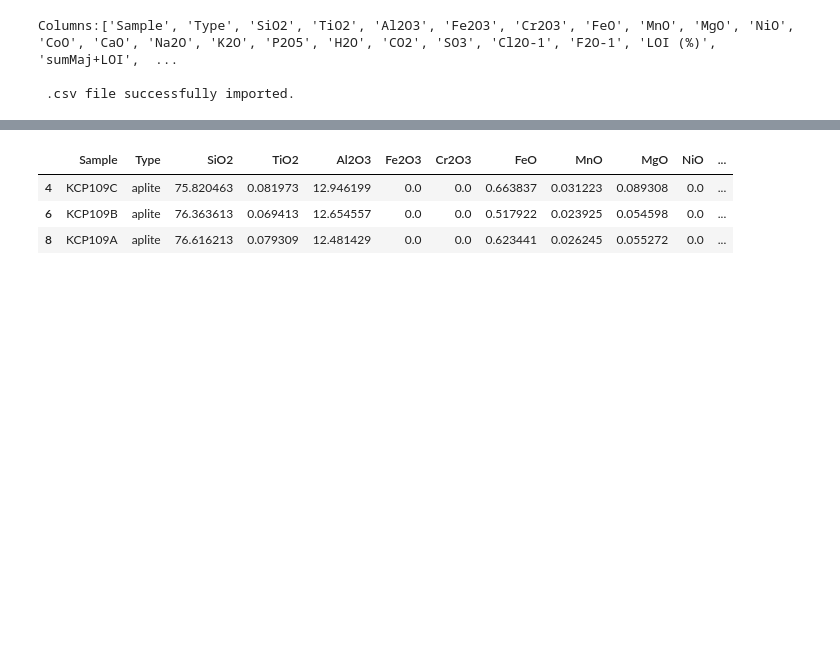
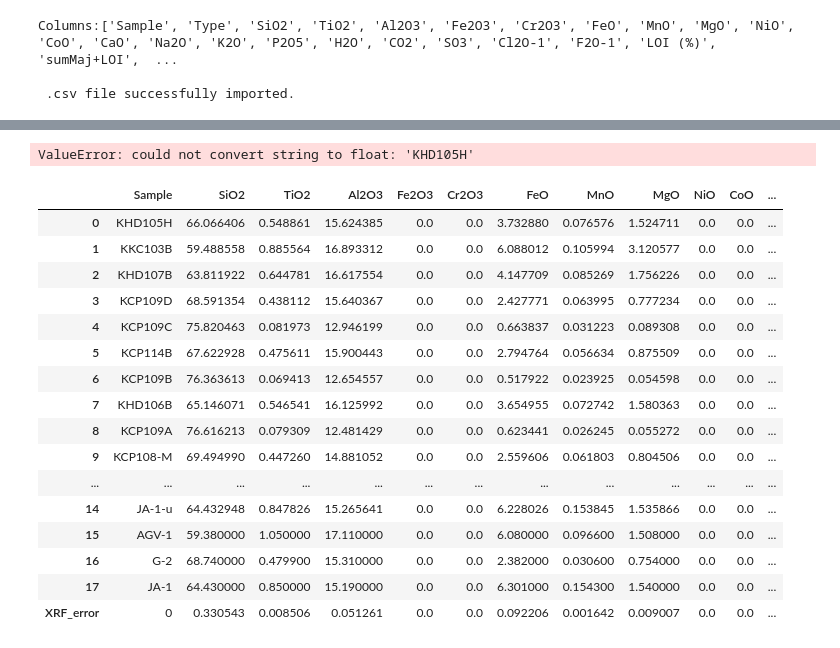
Before and after one commit to astromarb/sci-cluster, a Jupyter notebook: ActiveNotebooks/Protoyping.ipynb, the cells around one changed output, grey strips where cells are left out. Saved outputs shown, nothing was run; the diff lists cells and outputs as text; code cells hidden in the pictures; blank space fills up the shorter version.

```diff
--- a/ActiveNotebooks/Protoyping.ipynb
+++ b/ActiveNotebooks/Protoyping.ipynb
@@ -79,6 +105,19 @@ def extract_MajorOx(df):
 # %%
-majorOx = extract_MajorOx(rawdata)
-sampleNames = rawdata['Sample']
-sampleTypes = rawdata['Type']
+error_table = rawdata.iloc[-6:, 2:]
+error_table = error_table.fillna(0)
+error_table = error_table.replace('n.d.',0)
 
-majorOxLabeled = pd.concat([sampleNames, sampleTypes, majorOx], axis=1).fillna(0)
+error_table=error_table.astype(float)
+error1 = abs(error_table.iloc[0,:] - error_table.iloc[3,:]) #Absolute value of experimental error
+error_table.loc['error1'] = error1
+
+error2 = abs(error_table.iloc[1,:] - error_table.iloc[4,:]) #Absolute value of experimental error
+error_table.loc['error2'] = error2
+
+error3 = abs(error_table.iloc[2,:] - error_table.iloc[5,:]) #Absolute value of experimental error
+error_table.loc['error3'] = error3
+
+avg_error = (error1 + error2 + error3) / 3
+error_table.loc['avg_error'] = avg_error
+
+error_table
@@ -105,11 +137,28 @@ majorOxLabeled
-# %%
-aplite_majorOx = majorOxLabeled[majorOxLabeled['Type'] == 'aplite']
-host_majorOx = majorOxLabeled[majorOxLabeled['Type'] == 'host']
-
-aplite_majorOx
-# %% [output]
-|  | Sample | Type | SiO2 | TiO2 | Al2O3 | Fe2O3 | Cr2O3 | FeO | MnO | MgO | NiO | ... |
-| 4 | KCP109C | aplite | 75.820463 | 0.081973 | 12.946199 | 0.0 | 0.0 | 0.663837 | 0.031223 | 0.089308 | 0.0 | ... |
-| 6 | KCP109B | aplite | 76.363613 | 0.069413 | 12.654557 | 0.0 | 0.0 | 0.517922 | 0.023925 | 0.054598 | 0.0 | ... |
-| 8 | KCP109A | aplite | 76.616213 | 0.079309 | 12.481429 | 0.0 | 0.0 | 0.623441 | 0.026245 | 0.055272 | 0.0 | ... |
+# %%
+cleaned_df = cleaned_df.replace('n.d.',0)
+cleaned_df = cleaned_df.fillna(0)
+cleaned_df = cleaned_df.astype(float)
+cleaned_df.loc['XRF_error'] = avg_error
+# %% [output]
+ValueError: could not convert string to float: 'KHD105H'
+# %%
+cleaned_df
+# %% [output]
+|  | Sample | SiO2 | TiO2 | Al2O3 | Fe2O3 | Cr2O3 | FeO | MnO | MgO | NiO | CoO | ... |
+| 0 | KHD105H | 66.066406 | 0.548861 | 15.624385 | 0.0 | 0.0 | 3.732880 | 0.076576 | 1.524711 | 0.0 | 0.0 | ... |
+| 1 | KKC103B | 59.488558 | 0.885564 | 16.893312 | 0.0 | 0.0 | 6.088012 | 0.105994 | 3.120577 | 0.0 | 0.0 | ... |
+| 2 | KHD107B | 63.811922 | 0.644781 | 16.617554 | 0.0 | 0.0 | 4.147709 | 0.085269 | 1.756226 | 0.0 | 0.0 | ... |
+| 3 | KCP109D | 68.591354 | 0.438112 | 15.640367 | 0.0 | 0.0 | 2.427771 | 0.063995 | 0.777234 | 0.0 | 0.0 | ... |
+| 4 | KCP109C | 75.820463 | 0.081973 | 12.946199 | 0.0 | 0.0 | 0.663837 | 0.031223 | 0.089308 | 0.0 | 0.0 | ... |
+| 5 | KCP114B | 67.622928 | 0.475611 | 15.900443 | 0.0 | 0.0 | 2.794764 | 0.056634 | 0.875509 | 0.0 | 0.0 | ... |
+| 6 | KCP109B | 76.363613 | 0.069413 | 12.654557 | 0.0 | 0.0 | 0.517922 | 0.023925 | 0.054598 | 0.0 | 0.0 | ... |
+| 7 | KHD106B | 65.146071 | 0.546541 | 16.125992 | 0.0 | 0.0 | 3.654955 | 0.072742 | 1.580363 | 0.0 | 0.0 | ... |
+| 8 | KCP109A | 76.616213 | 0.079309 | 12.481429 | 0.0 | 0.0 | 0.623441 | 0.026245 | 0.055272 | 0.0 | 0.0 | ... |
+| 9 | KCP108-M | 69.494990 | 0.447260 | 14.881052 | 0.0 | 0.0 | 2.559606 | 0.061803 | 0.804506 | 0.0 | 0.0 | ... |
+| ... | ... | ... | ... | ... | ... | ... | ... | ... | ... | ... | ... | ... |
+| 14 | JA-1-u | 64.432948 | 0.847826 | 15.265641 | 0.0 | 0.0 | 6.228026 | 0.153845 | 1.535866 | 0.0 | 0.0 | ... |
+| 15 | AGV-1 | 59.380000 | 1.050000 | 17.110000 | 0.0 | 0.0 | 6.080000 | 0.096600 | 1.508000 | 0.0 | 0.0 | ... |
+| 16 | G-2 | 68.740000 | 0.479900 | 15.310000 | 0.0 | 0.0 | 2.382000 | 0.030600 | 0.754000 | 0.0 | 0.0 | ... |
+| 17 | JA-1 | 64.430000 | 0.850000 | 15.190000 | 0.0 | 0.0 | 6.301000 | 0.154300 | 1.540000 | 0.0 | 0.0 | ... |
+| XRF_error | 0 | 0.330543 | 0.008506 | 0.051261 | 0.0 | 0.0 | 0.092206 | 0.001642 | 0.009007 | 0.0 | 0.0 | ... |
 # %%
```
Also changed, not shown: parts of 9 cells of this notebook, 2 other files.
